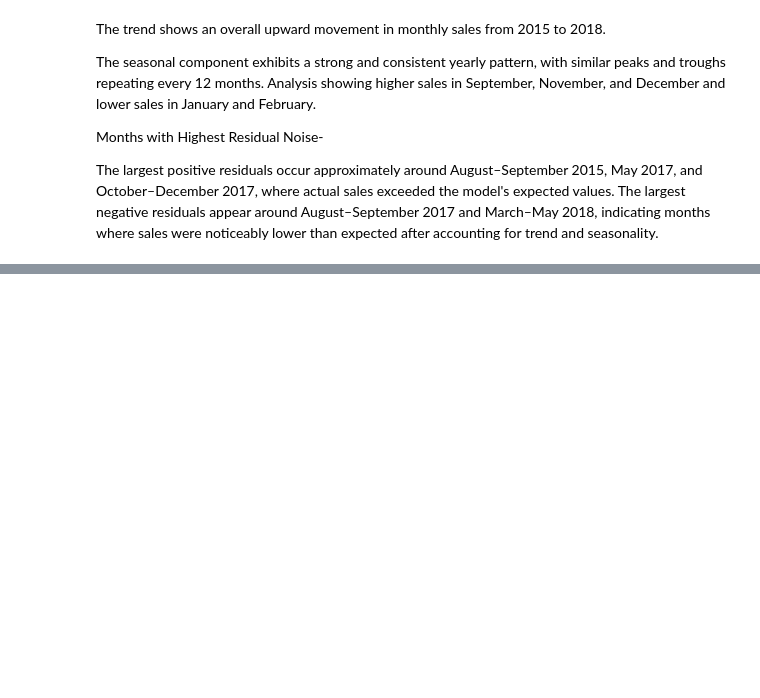
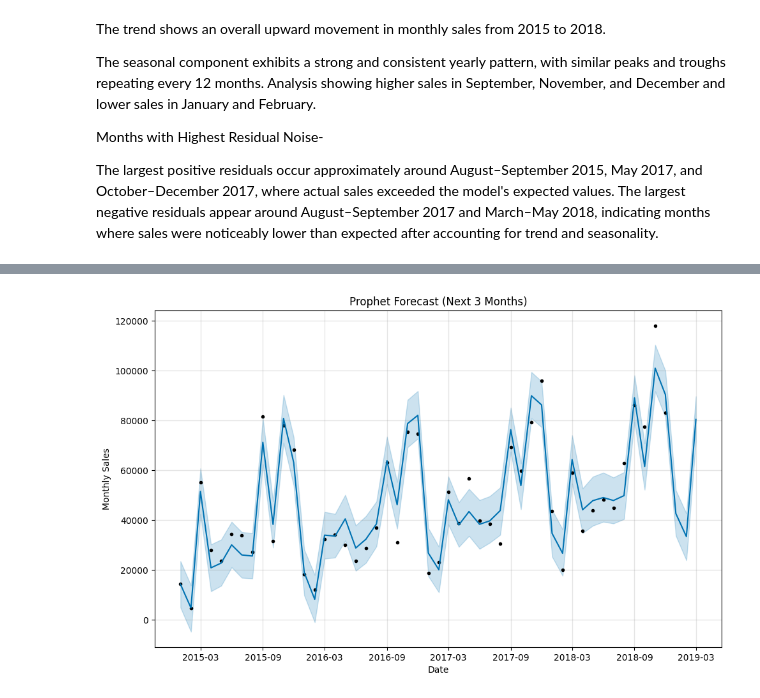
Before and after one commit to Vasumitt123/End-to-End-Sales-Forecasting-Demand-Intelligence-System, a Jupyter notebook: Analyis.ipynb, the cells around one changed output, grey strips where cells are left out. Saved outputs shown, nothing was run; the diff lists cells and outputs as text; code cells hidden in the pictures; blank space fills up the shorter version.

```diff
--- a/Analyis.ipynb
+++ b/Analyis.ipynb
@@ -428,0 +638,17 @@ The largest negative residuals appear around August–September 2017 and March
+# %%
+# Monthly sales
+monthly_sales = (
+    df.groupby(pd.Grouper(key="Order Date", freq="MS"))["Sales"]
+      .sum()
+      .reset_index()
+)
+
+# Rename columns for Prophet
+prophet_df = monthly_sales.rename(
+    columns={
+        "Order Date":"ds",
+        "Sales":"y"
+    }
+)
+
+prophet_df.head()
@@ -428,0 +662,8 @@ The largest negative residuals appear around August–September 2017 and March
+# %%
+model = Prophet(
+    yearly_seasonality=True,
+    weekly_seasonality=False,
+    daily_seasonality=False
+)
+
+model.fit(prophet_df)
@@ -428,0 +674,16 @@ The largest negative residuals appear around August–September 2017 and March
+# %%
+future = model.make_future_dataframe(
+    periods=3,
+    freq="MS"
+)
+forecast = model.predict(future)
+
+fig = model.plot(forecast)
+
+plt.title("Prophet Forecast (Next 3 Months)")
+plt.xlabel("Date")
+plt.ylabel("Monthly Sales")
+
+plt.show()
+# %% [output]
+[figure, added]
```
Also changed, not shown: parts of 15 cells of this notebook.
